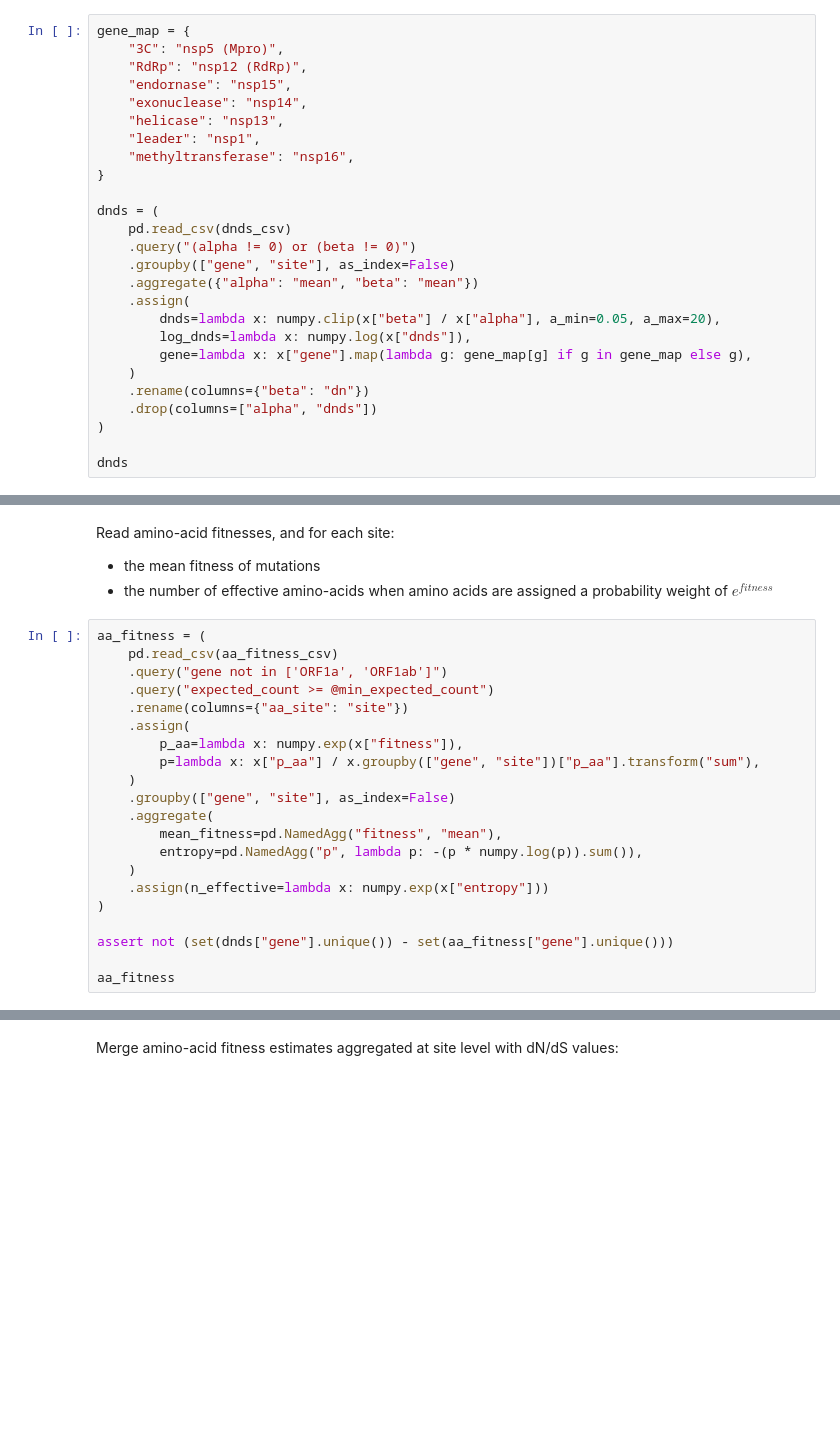
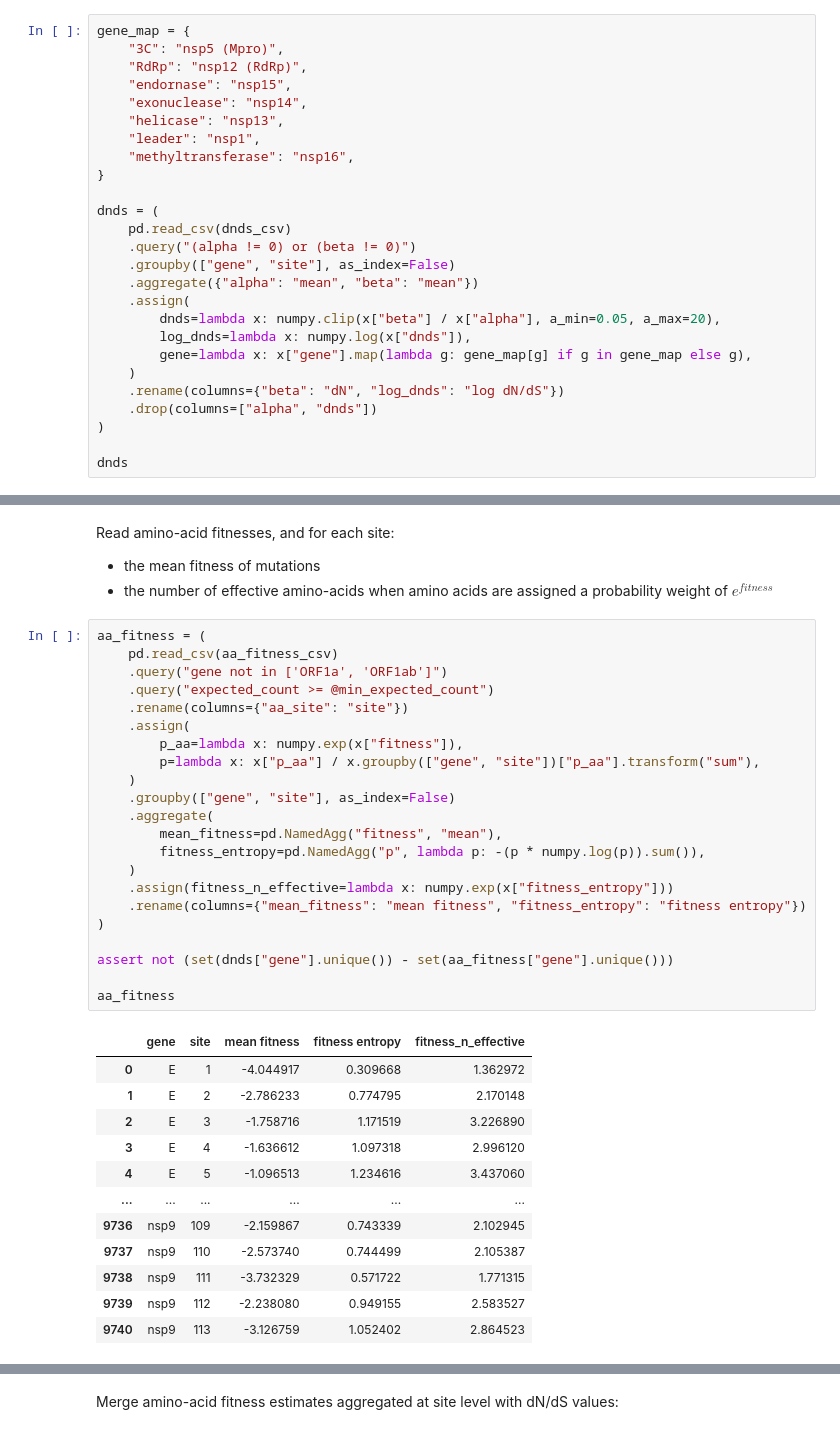
Before and after one commit to jbloomlab/SARS2-mut-fitness, a Jupyter notebook: notebooks/analyze_dnds.py.ipynb, the cells around one changed output, grey strips where cells are left out. Saved outputs shown, nothing was run; the diff lists cells and outputs as text; blank space fills up the shorter version.

```diff
--- a/notebooks/analyze_dnds.py.ipynb
+++ b/notebooks/analyze_dnds.py.ipynb
@@ -38,7 +42,7 @@ dnds = (
         log_dnds=lambda x: numpy.log(x["dnds"]),
         gene=lambda x: x["gene"].map(lambda g: gene_map[g] if g in gene_map else g),
     )
-    .rename(columns={"beta": "dn"})
+    .rename(columns={"beta": "dN", "log_dnds": "log dN/dS"})
     .drop(columns=["alpha", "dnds"])
 )
 
@@ -50,21 +68,35 @@ Read amino-acid fitnesses, and for each site:
 # %%
 aa_fitness = (
     pd.read_csv(aa_fitness_csv)
     .query("gene not in ['ORF1a', 'ORF1ab']")
     .query("expected_count >= @min_expected_count")
     .rename(columns={"aa_site": "site"})
     .assign(
         p_aa=lambda x: numpy.exp(x["fitness"]),
         p=lambda x: x["p_aa"] / x.groupby(["gene", "site"])["p_aa"].transform("sum"),
     )
     .groupby(["gene", "site"], as_index=False)
     .aggregate(
         mean_fitness=pd.NamedAgg("fitness", "mean"),
-        entropy=pd.NamedAgg("p", lambda p: -(p * numpy.log(p)).sum()),
+        fitness_entropy=pd.NamedAgg("p", lambda p: -(p * numpy.log(p)).sum()),
     )
-    .assign(n_effective=lambda x: numpy.exp(x["entropy"]))
+    .assign(fitness_n_effective=lambda x: numpy.exp(x["fitness_entropy"]))
+    .rename(columns={"mean_fitness": "mean fitness", "fitness_entropy": "fitness entropy"})
 )
 
 assert not (set(dnds["gene"].unique()) - set(aa_fitness["gene"].unique()))
 
 aa_fitness
+# %% [output]
+|  | gene | site | mean fitness | fitness entropy | fitness_n_effective |
+| 0 | E | 1 | -4.044917 | 0.309668 | 1.362972 |
+| 1 | E | 2 | -2.786233 | 0.774795 | 2.170148 |
+| 2 | E | 3 | -1.758716 | 1.171519 | 3.226890 |
+| 3 | E | 4 | -1.636612 | 1.097318 | 2.996120 |
+| 4 | E | 5 | -1.096513 | 1.234616 | 3.437060 |
+| ... | ... | ... | ... | ... | ... |
+| 9736 | nsp9 | 109 | -2.159867 | 0.743339 | 2.102945 |
+| 9737 | nsp9 | 110 | -2.573740 | 0.744499 | 2.105387 |
+| 9738 | nsp9 | 111 | -3.732329 | 0.571722 | 1.771315 |
+| 9739 | nsp9 | 112 | -2.238080 | 0.949155 | 2.583527 |
+| 9740 | nsp9 | 113 | -3.126759 | 1.052402 | 2.864523 |
```
Also changed, not shown: parts of 9 cells of this notebook.
